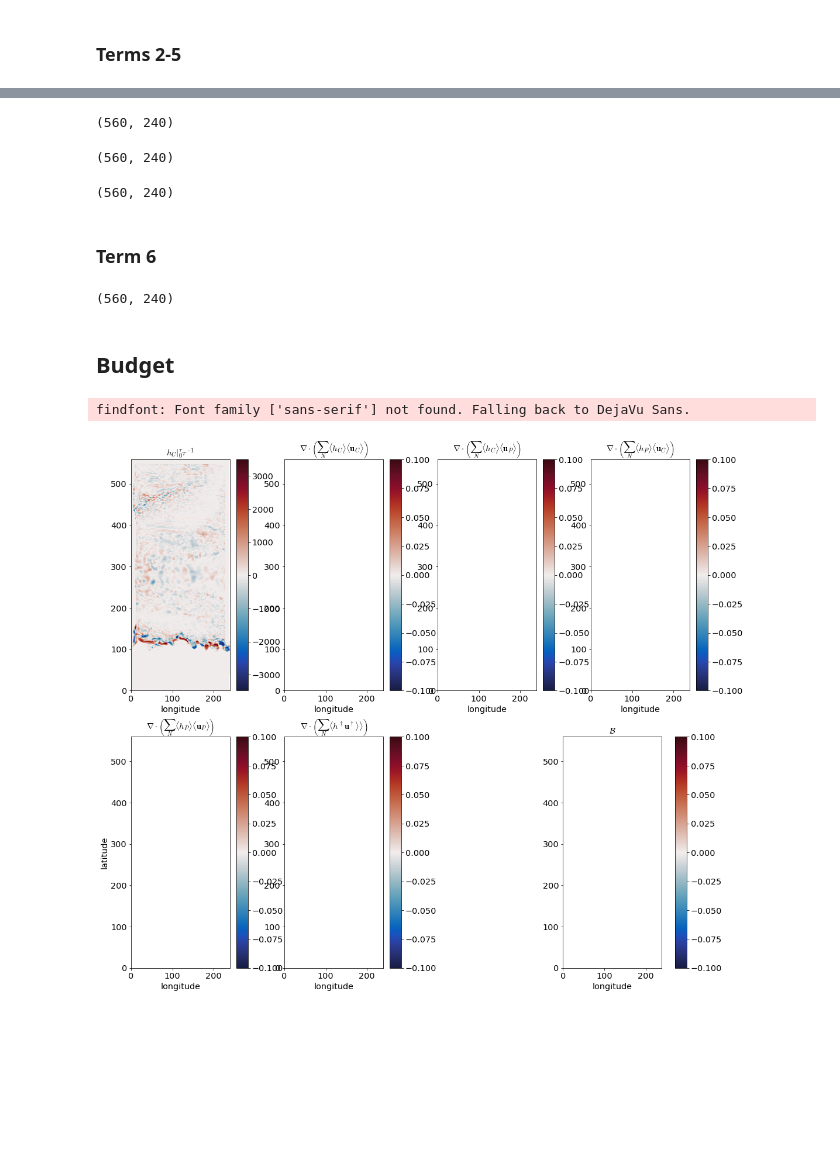
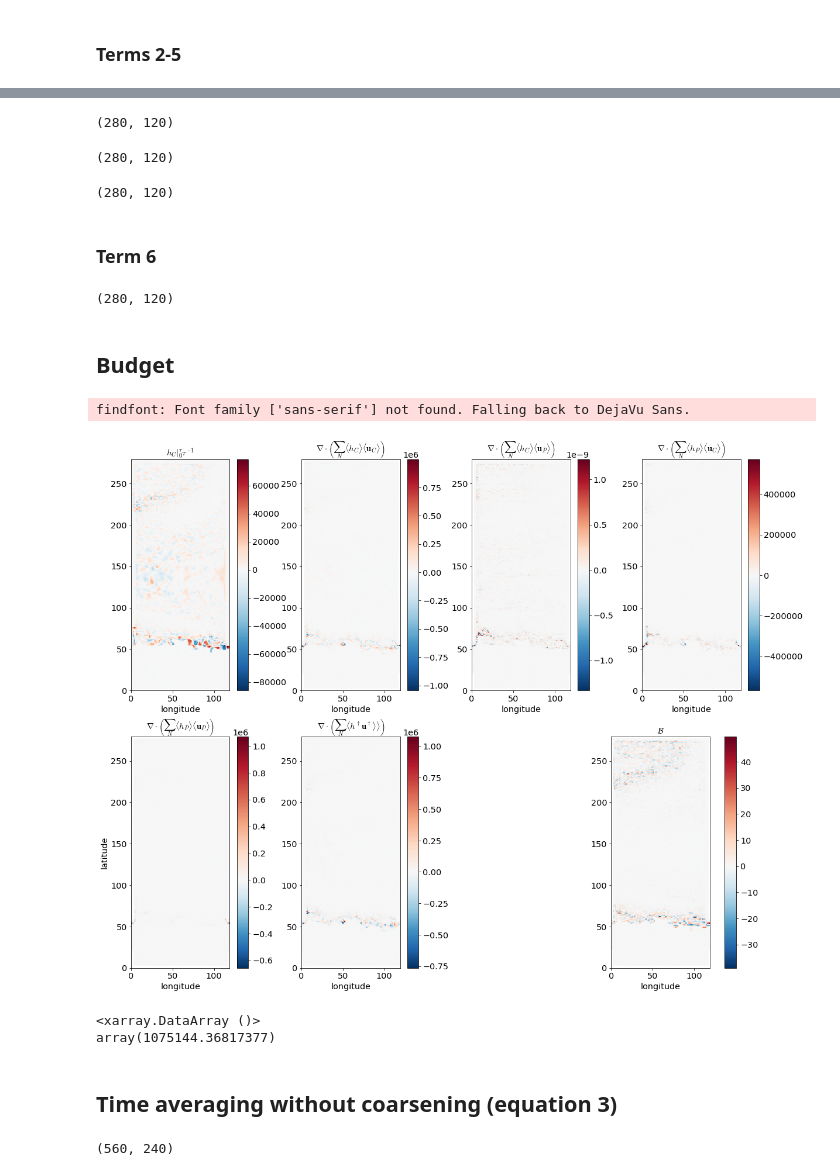
Before and after one commit to ocean-eddy-cpt/NeverWorld2, a Jupyter notebook: config_0p25/A001_27_July_2020_coarsening.ipynb, the cells around one changed output, grey strips where cells are left out. Cells and saved outputs as stored; diff of their text form; code cells hidden in the pictures; blank space fills up the shorter version.

Commit message:
Budgets using different equations, increasing precision for xarray datasets (using .astype(float))

```diff
--- a/config_0p25/A001_27_July_2020_coarsening.ipynb
+++ b/config_0p25/A001_27_July_2020_coarsening.ipynb
@@ -417,33 +449,41 @@ np.shape(term2)
 # %%
-term3 =  (gridc.diff(dsc.hcup, 'X', boundary='fill') + gridc.diff(dsc.hcvp, 'Y', boundary='fill'))
+# m^3/s
+
+term3 =  (gridc.diff(dsc.hcup.astype(float), 'X', boundary='fill') + gridc.diff(dsc.hcvp.astype(float), 'Y', boundary='fill'))
 np.shape(term3)
 # %% [output]
-(560, 240)
+(280, 120)
 # %%
-term4 =  (gridc.diff(dsc.hpuc, 'X', boundary='fill') + gridc.diff(dsc.hpvc, 'Y', boundary='fill') )
+# m^3/s
+
+term4 =  (gridc.diff(dsc.hpuc.astype(float), 'X', boundary='fill') + gridc.diff(dsc.hpvc.astype(float), 'Y', boundary='fill') )
 np.shape(term4)
 # %% [output]
-(560, 240)
+(280, 120)
 # %%
-term5 =  (gridc.diff(dsc.hpup, 'X', boundary='fill') + gridc.diff(dsc.hpvp, 'Y', boundary='fill') )
+# m^3/s
+
+term5 =  (gridc.diff(dsc.hpup.astype(float), 'X', boundary='fill') + gridc.diff(dsc.hpvp.astype(float), 'Y', boundary='fill') )
 np.shape(term5)
 # %% [output]
-(560, 240)
+(280, 120)
 # %% [markdown]
 ### Term 6
 # %%
-term6 =  (gridc.diff(dsc.hdagudag, 'X', boundary='fill') + gridc.diff(dsc.hdagvdag, 'Y', boundary='fill') )
+# m^3/s
+
+term6 =  (gridc.diff(dsc.hdagudag.astype(float), 'X', boundary='fill') + gridc.diff(dsc.hdagvdag.astype(float), 'Y', boundary='fill') )
 np.shape(term6)
 # %% [output]
-(560, 240)
+(280, 120)
 # %% [markdown]
 ## Budget
 # %%
 budget = term1 + term2 + term3 + term4 + term5 + term6
 
-plt.figure(figsize=(18,16))
+plt.figure(figsize=(20,16))
 plt.subplot(2,4,1)
-plt.pcolormesh(dsc.xhc,dsc.yhc,term1, cmap=cmocean.cm.balance)
+plt.pcolormesh(dsc.xhc,dsc.yhc,term1,norm=MidpointNormalize(midpoint=0.),cmap='RdBu_r')
 plt.xlabel('longitude')
 plt.axis([dsc.xhc.min(), dsc.xhc.max(), dsc.yhc.min(), dsc.yhc.max()])
 plt.gca().set_aspect('equal', adjustable='box')
@@ -451,7 +491,7 @@ plt.title(r'$h_C \vert_0^\tau \tau^{-1}$')
 plt.colorbar()
 
 plt.subplot(2,4,2)
-plt.pcolormesh(dsc.xhc,dsc.yhc,term2, cmap=cmocean.cm.balance)
+plt.pcolormesh(dsc.xhc,dsc.yhc,term2,norm=MidpointNormalize(midpoint=0.),cmap='RdBu_r')
 plt.xlabel('longitude')
 plt.axis([dsc.xhc.min(), dsc.xhc.max(), dsc.yhc.min(), dsc.yhc.max()])
 plt.gca().set_aspect('equal', adjustable='box')
@@ -459,7 +499,7 @@ plt.title(r'$\nabla\cdot\left(\sum_{N}\langle h_C \rangle \langle \mathbf{u}_C \
 plt.colorbar()
 
 plt.subplot(2,4,3)
-plt.pcolormesh(dsc.xhc,dsc.yhc,term3, cmap=cmocean.cm.balance)
+plt.pcolormesh(dsc.xhc,dsc.yhc,term3,norm=MidpointNormalize(midpoint=0.),cmap='RdBu_r')
 plt.xlabel('longitude')
 plt.axis([dsc.xhc.min(), dsc.xhc.max(), dsc.yhc.min(), dsc.yhc.max()])
 plt.gca().set_aspect('equal', adjustable='box')
@@ -467,7 +507,7 @@ plt.title(r'$\nabla\cdot\left(\sum_{N}\langle h_C \rangle \langle \mathbf{u}_P \
 plt.colorbar()
 
 plt.subplot(2,4,4)
-plt.pcolormesh(dsc.xhc,dsc.yhc,term4, cmap=cmocean.cm.balance)
+plt.pcolormesh(dsc.xhc,dsc.yhc,term4,norm=MidpointNormalize(midpoint=0.),cmap='RdBu_r')
 plt.xlabel('longitude')
 plt.axis([dsc.xhc.min(), dsc.xhc.max(), dsc.yhc.min(), dsc.yhc.max()])
 plt.gca().set_aspect('equal', adjustable='box')
@@ -475,38 +515,52 @@ plt.title(r'$\nabla\cdot \left( \sum_{N} \langle h_P \rangle \langle \mathbf{u}_
 plt.colorbar()
 
 plt.subplot(2,4,5)
-plt.pcolormesh(dsc.xhc,dsc.yhc,term5, cmap=cmocean.cm.balance)
+plt.pcolormesh(dsc.xhc,dsc.yhc,term5,norm=MidpointNormalize(midpoint=0.),cmap='RdBu_r')
 plt.xlabel('longitude')
 plt.ylabel('latitude')
 plt.axis([dsc.xhc.min(), dsc.xhc.max(), dsc.yhc.min(), dsc.yhc.max()])
 plt.gca().set_aspect('equal', adjustable='box')
 plt.title(r'$\nabla\cdot\left(\sum_{N}\langle h_P \rangle \langle \mathbf{u}_P \rangle\right)$')
 plt.colorbar()
 
 plt.subplot(2,4,6)
-plt.pcolormesh(dsc.xhc,dsc.yhc,term6, cmap=cmocean.cm.balance)
+plt.pcolormesh(dsc.xhc,dsc.yhc,term6,norm=MidpointNormalize(midpoint=0.),cmap='RdBu_r')
 plt.xlabel('longitude')
 plt.axis([dsc.xhc.min(), dsc.xhc.max(), dsc.yhc.min(), dsc.yhc.max()])
 plt.gca().set_aspect('equal', adjustable='box')
 plt.title(r'$\nabla\cdot\left(\sum_{N}\langle {h^\dagger}{\mathbf{u}^\dagger} \rangle \rangle\right)$')
 plt.colorbar()
 
 # plt.subplot(2,4,7)
 # plt.pcolormesh(dsc.xhc,dsc.yhc,term7, cmap=cmocean.cm.balance)
 # plt.xlabel('longitude')
 # plt.axis([dsc.xhc.min(), dsc.xhc.max(), dsc.yhc.min(), dsc.yhc.max()])
 # plt.gca().set_aspect('equal', adjustable='box')
 # plt.colorbar()
 
 plt.subplot(2,2,4)
-plt.pcolormesh(dsc.xhc,dsc.yhc,budget, cmap=cmocean.cm.balance)
+plt.pcolormesh(dsc.xhc,dsc.yhc,budget,norm=MidpointNormalize(midpoint=0.),cmap='RdBu_r')
 plt.xlabel('longitude')
 plt.axis([dsc.xhc.min(), dsc.xhc.max(), dsc.yhc.min(), dsc.yhc.max()])
 plt.gca().set_aspect('equal', adjustable='box')
 plt.title(r'$\mathcal{B}$')
 plt.colorbar()
-plt.savefig('B_coarsen_%i_layer_%i_start_time_%i_days_tau_%i_days.png' % (coarsen,layer_no-1,start_time,tau/86400), dpi=200,bbox_inches='tight',pad_inches=0)
+plt.savefig('EQN_32_B_coarsen_%i_layer_%i_start_time_%i_days_tau_%i_days.png' % (coarsen,layer_no,start_time,tau/86400), dpi=200,bbox_inches='tight',pad_inches=0)
 plt.show()
+
+term6.max()
 # %% [output]
 findfont: Font family ['sans-serif'] not found. Falling back to DejaVu Sans.
-[figure, old version]
+[figure, new version]
+<xarray.DataArray ()>
+array(1075144.36817377)
+# %% [markdown]
+## Time averaging without coarsening (equation 3)
+# %%
+h0 = s0.h.sel(time=start_time).values[layer_no].astype(float) # m
+h1 = s1.h.sel(time=end_time).values[layer_no].astype(float) # m
+
+eqn3_term1 = np.divide((h1-h0),tau)*st.area_t.astype(float)  # m/s*m^2 = m^3/s
+np.shape(eqn3_term1)
+# %% [output]
+(560, 240)
```
Also changed, not shown: parts of 26 cells of this notebook.
